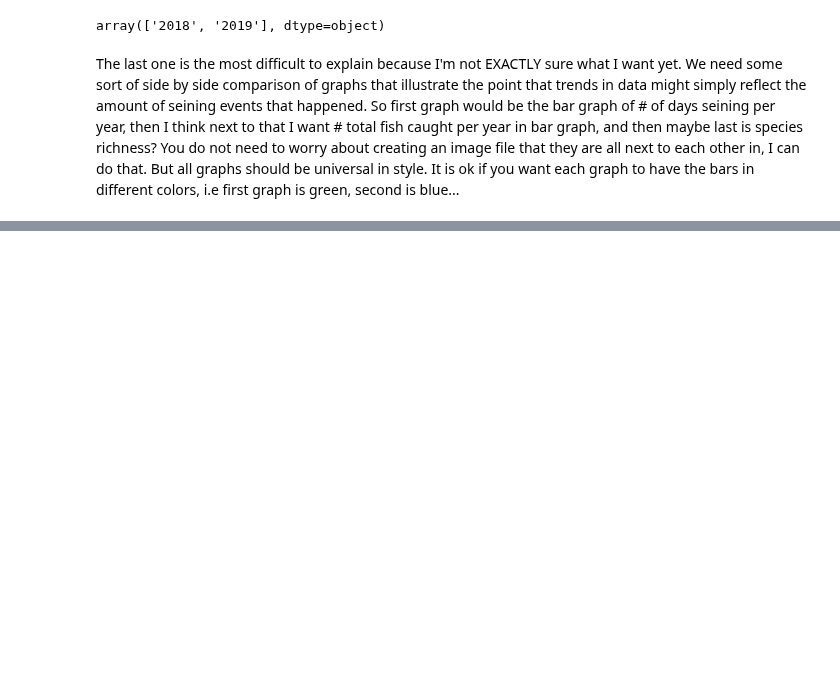
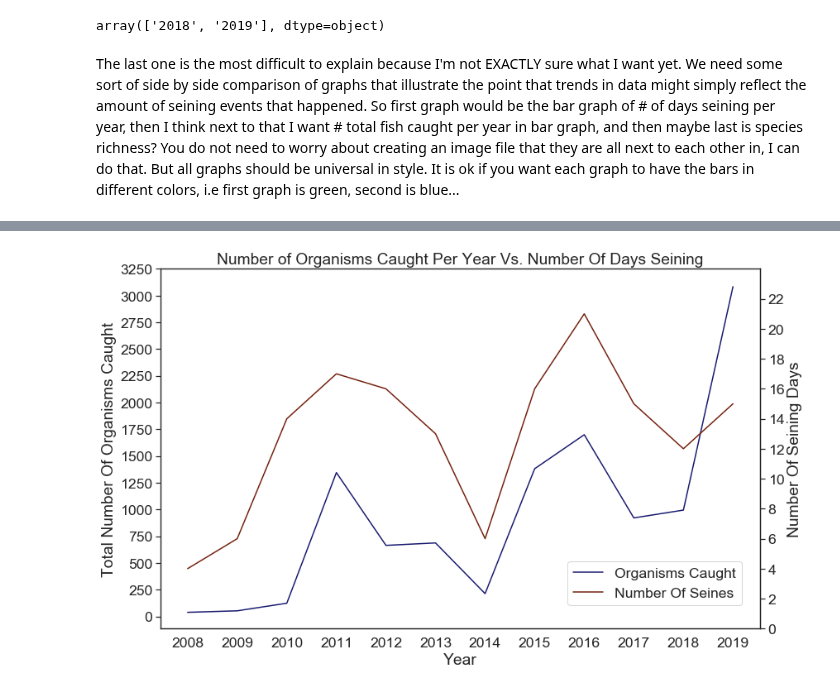
Before and after one commit to Shadhopson/Seining_Analysis, a Jupyter notebook: Untitled Folder 1/Untitled.ipynb, the cells around one changed output, grey strips where cells are left out. Saved outputs shown, nothing was run; the diff lists cells and outputs as text; code cells hidden in the pictures; blank space fills up the shorter version.

```diff
--- a/Untitled Folder 1/Untitled.ipynb
+++ b/Untitled Folder 1/Untitled.ipynb
@@ -195,3 +203,17 @@ plt.savefig('Number_of_Organisms_Caught_Per_Year.jpg')
+# %%
+ax = sns.lineplot(x ='Year', y = 'Corrected Quantity', data = quant_df, color="#191970" ,label = 'Organisms Caught',legend=False)
+plt.yticks(list(np.arange(3500,step=250)))
+plt.ylabel('Total Number Of Organisms Caught')
+plt.title('Number of Organisms Caught Per Year Vs. Number Of Days Seining')
+ax2 = plt.twinx()
+sns.lineplot(x='Year', y='Date', data=sein_count,color = "#74200E",ax =ax2,label = 'Number Of Seines',legend=False)
+plt.ylim(0,24)
+plt.yticks(list(np.arange(24,step=2)))
+plt.ylabel('Number Of Seining Days')
+ax.figure.legend(bbox_to_anchor=(0.6, 0.25),loc='upper left')
+plt.savefig('Number_of_Organisms_Caught_Per_Year_Vs_Number_Of_Days_Seining.jpg')
+# %% [output]
+[figure, added]
 # %%
 species_per_year = df[['Year','Grouped Corrected Common Name']].groupby('Year', as_index=False)
 
```
Also changed, not shown: parts of 9 cells of this notebook, 10 other files.
